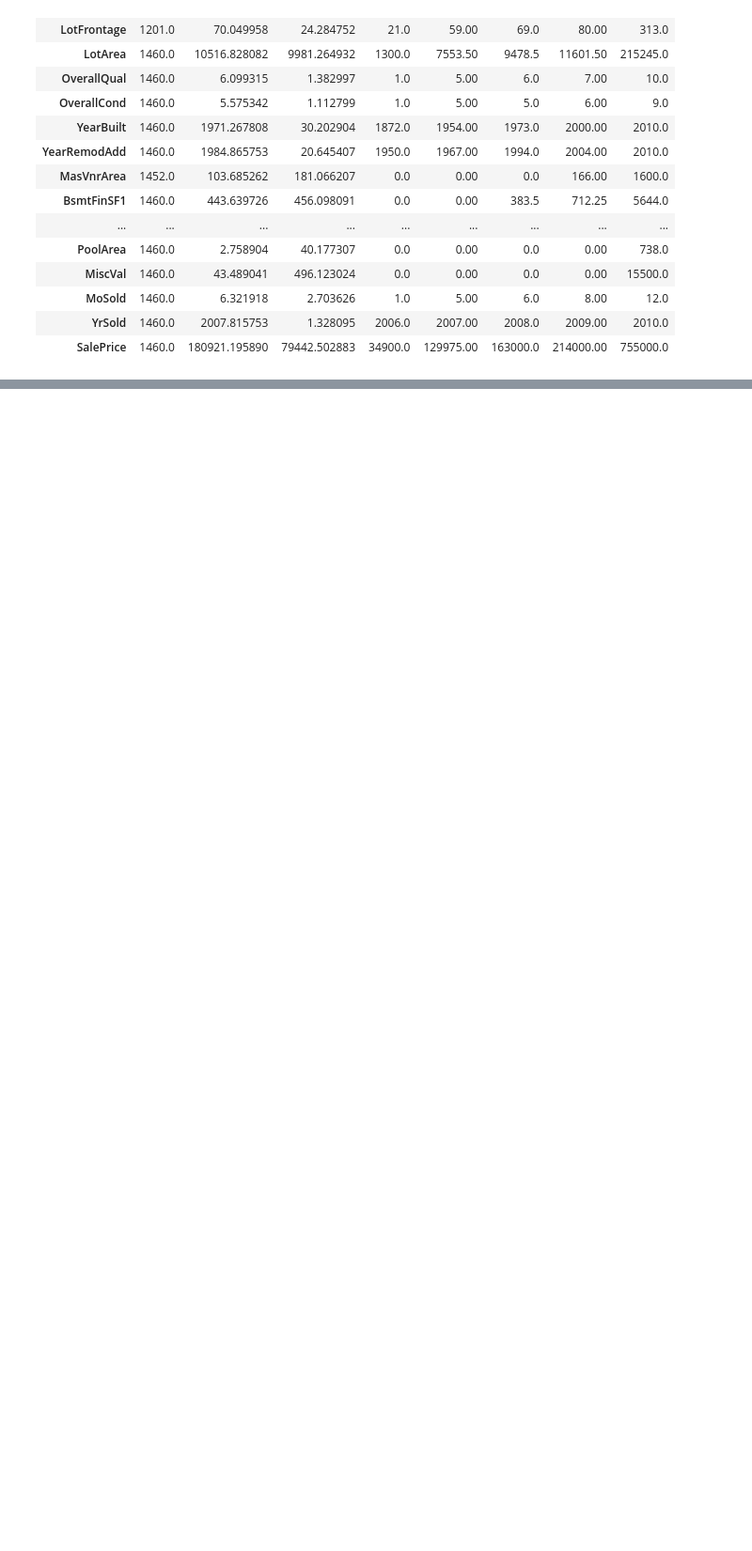
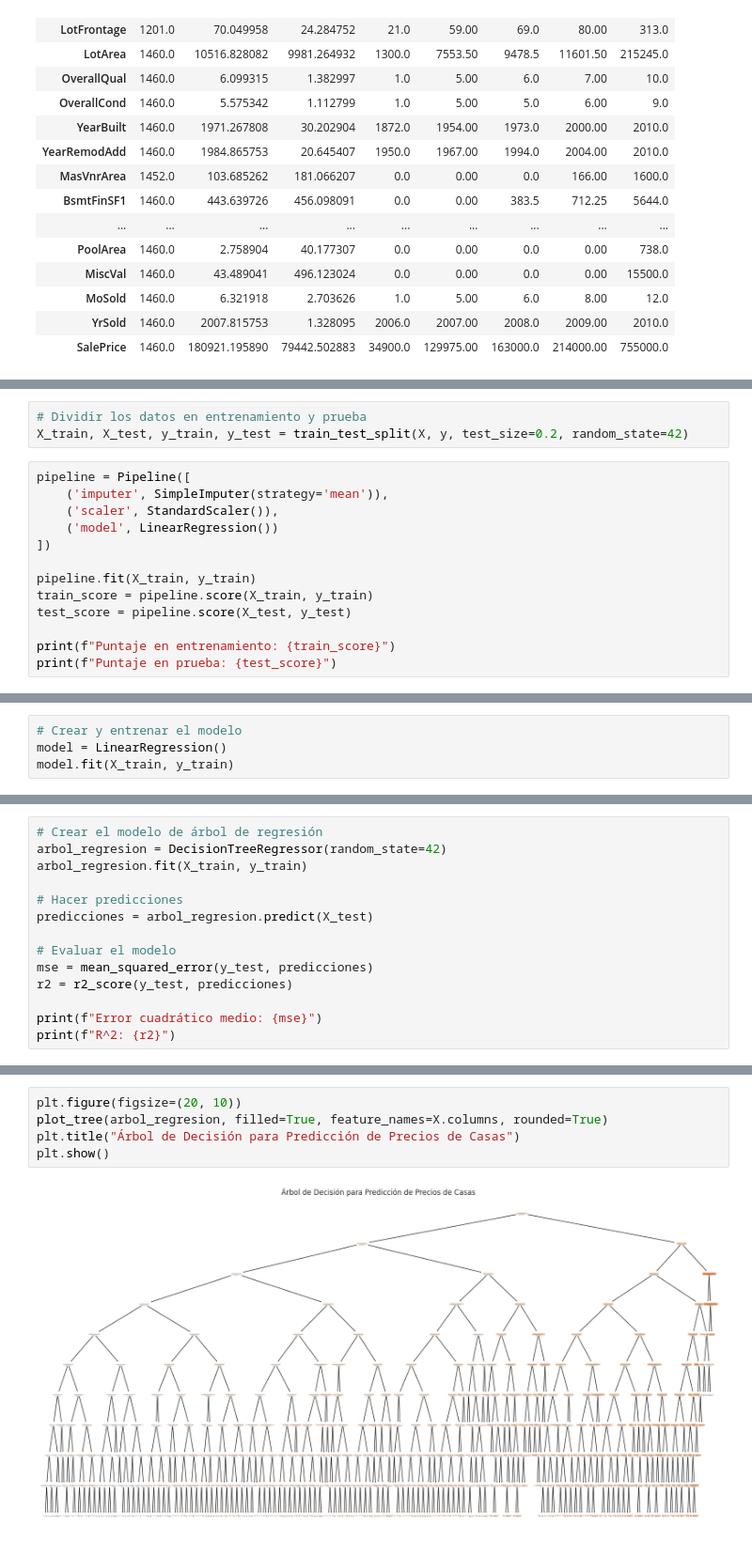
Before and after one commit to BiancaCalderon/HDT4-MineriaDatos, a Jupyter notebook: HDT4_arboles.ipynb, the cells around one changed output, grey strips where cells are left out. Shown at 94% size. Cells and saved outputs as stored; diff of their text form; blank space fills up the shorter version.

```diff
--- a/HDT4_arboles.ipynb
+++ b/HDT4_arboles.ipynb
@@ -75,0 +166,16 @@ df.describe().T
+# %%
+# Dividir los datos en entrenamiento y prueba
+X_train, X_test, y_train, y_test = train_test_split(X, y, test_size=0.2, random_state=42)
+# %%
+pipeline = Pipeline([
+    ('imputer', SimpleImputer(strategy='mean')),
+    ('scaler', StandardScaler()),
+    ('model', LinearRegression())
+])
+
+pipeline.fit(X_train, y_train)
+train_score = pipeline.score(X_train, y_train)
+test_score = pipeline.score(X_test, y_test)
+
+print(f"Puntaje en entrenamiento: {train_score}")
+print(f"Puntaje en prueba: {test_score}")
@@ -75,0 +185,4 @@ df.describe().T
+# %%
+# Crear y entrenar el modelo
+model = LinearRegression()
+model.fit(X_train, y_train)
@@ -75,0 +193,14 @@ df.describe().T
+# %%
+# Crear el modelo de árbol de regresión
+arbol_regresion = DecisionTreeRegressor(random_state=42)
+arbol_regresion.fit(X_train, y_train)
+
+# Hacer predicciones
+predicciones = arbol_regresion.predict(X_test)
+
+# Evaluar el modelo
+mse = mean_squared_error(y_test, predicciones)
+r2 = r2_score(y_test, predicciones)
+
+print(f"Error cuadrático medio: {mse}")
+print(f"R^2: {r2}")
@@ -75,0 +212,7 @@ df.describe().T
+# %%
+plt.figure(figsize=(20, 10))
+plot_tree(arbol_regresion, filled=True, feature_names=X.columns, rounded=True)
+plt.title("Árbol de Decisión para Predicción de Precios de Casas")
+plt.show()
+# %% [output]
+[figure, added]
```
Also changed, not shown: parts of 16 cells of this notebook.
